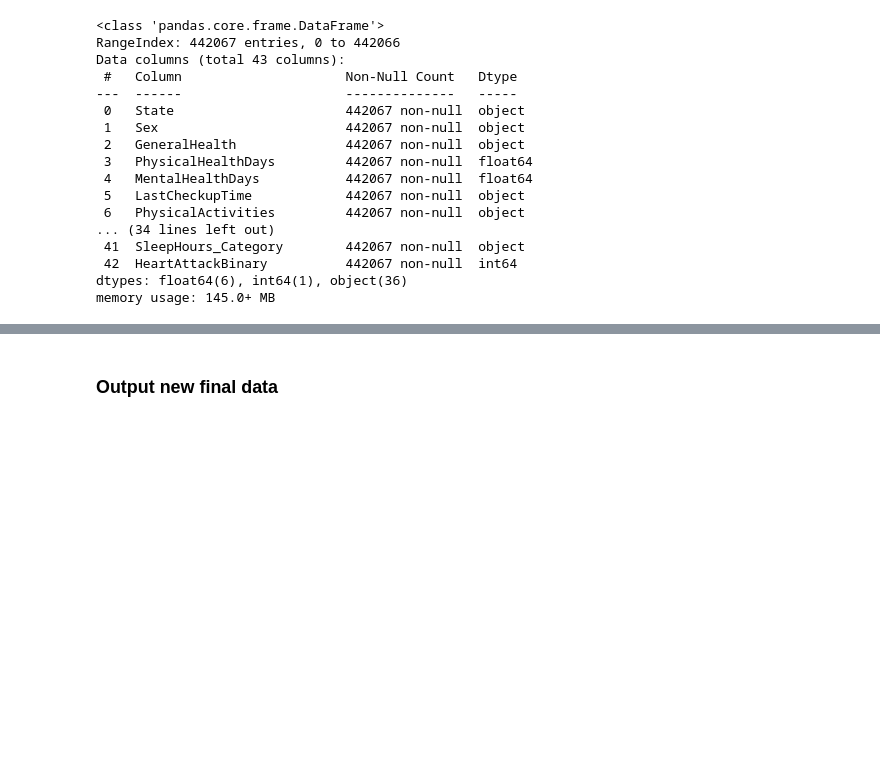
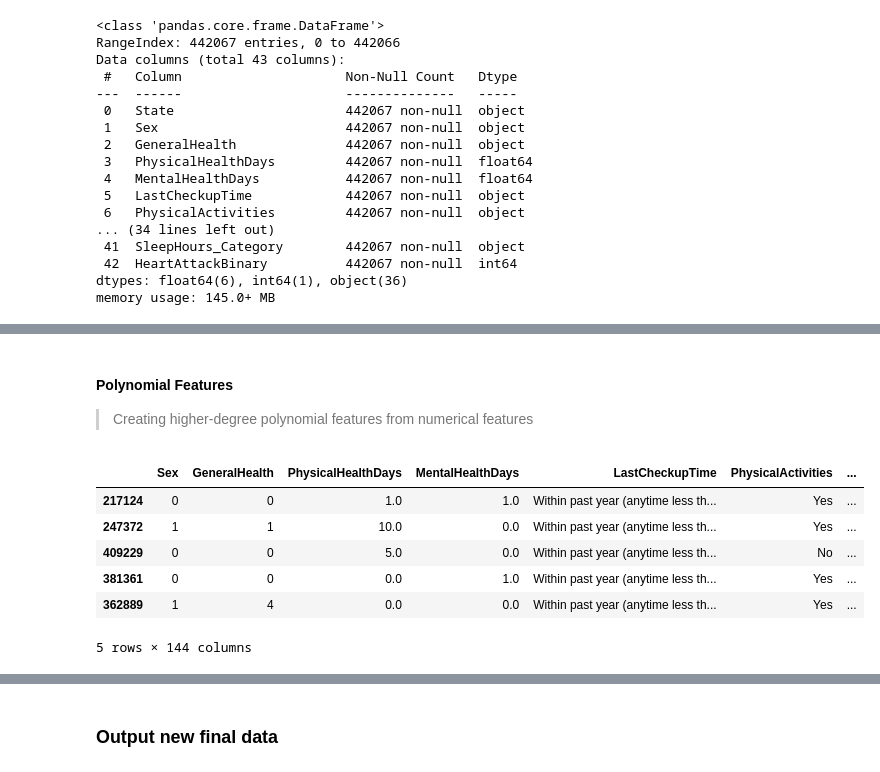
Before and after one commit to MaxChiu1122/ML-Project-with-Cathay-Life, a Jupyter notebook: notebooks/02_feature_engineering.ipynb, the cells around one changed output, grey strips where cells are left out. Saved outputs shown, nothing was run; the diff lists cells and outputs as text; code cells hidden in the pictures; blank space fills up the shorter version.

```diff
--- a/notebooks/02_feature_engineering.ipynb
+++ b/notebooks/02_feature_engineering.ipynb
@@ -94,0 +123,21 @@ df.sample(5)
+# %% [markdown]
+#### Polynomial Features
+> Creating higher-degree polynomial features from numerical features
+# %%
+poly = PolynomialFeatures(degree=2, include_bias=False)
+poly_features = poly.fit_transform(df[numerical_columns])
+
+# Create new column names for the polynomial features
+poly_features_df = pd.DataFrame(poly_features, columns=poly.get_feature_names_out(numerical_columns))
+
+# Concatenate the new polynomial features to the original DataFrame
+df = pd.concat([df, poly_features_df], axis=1)
+df.sample(5)
+# %% [output]
+|  | Sex | GeneralHealth | PhysicalHealthDays | MentalHealthDays | LastCheckupTime | PhysicalActivities | ... |
+| 217124 | 0 | 0 | 1.0 | 1.0 | Within past year (anytime less th... | Yes | ... |
+| 247372 | 1 | 1 | 10.0 | 0.0 | Within past year (anytime less th... | Yes | ... |
+| 409229 | 0 | 0 | 5.0 | 0.0 | Within past year (anytime less th... | No | ... |
+| 381361 | 0 | 0 | 0.0 | 1.0 | Within past year (anytime less th... | Yes | ... |
+| 362889 | 1 | 4 | 0.0 | 0.0 | Within past year (anytime less th... | Yes | ... |
+5 rows × 144 columns
```
Also changed, not shown: parts of 16 cells of this notebook, 4 other files.
